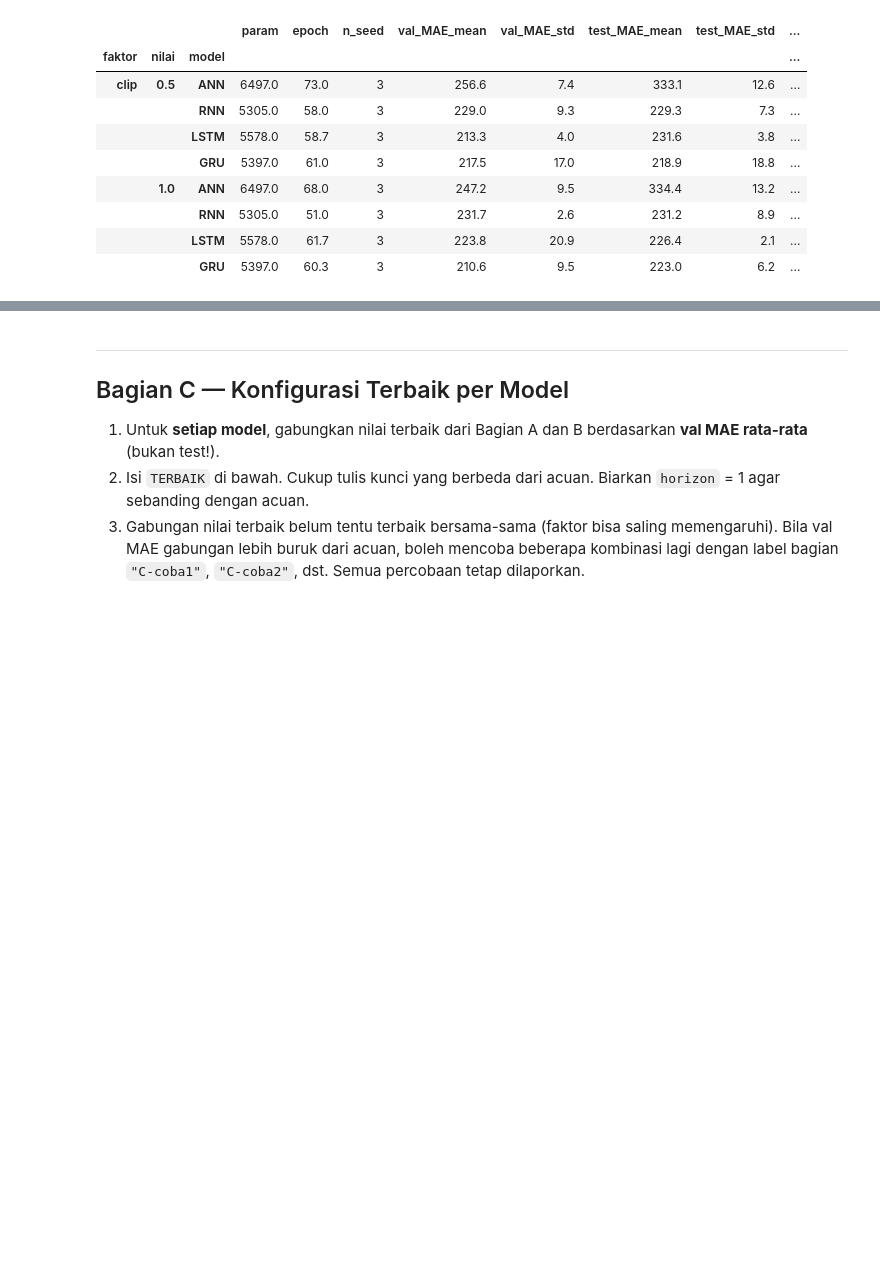
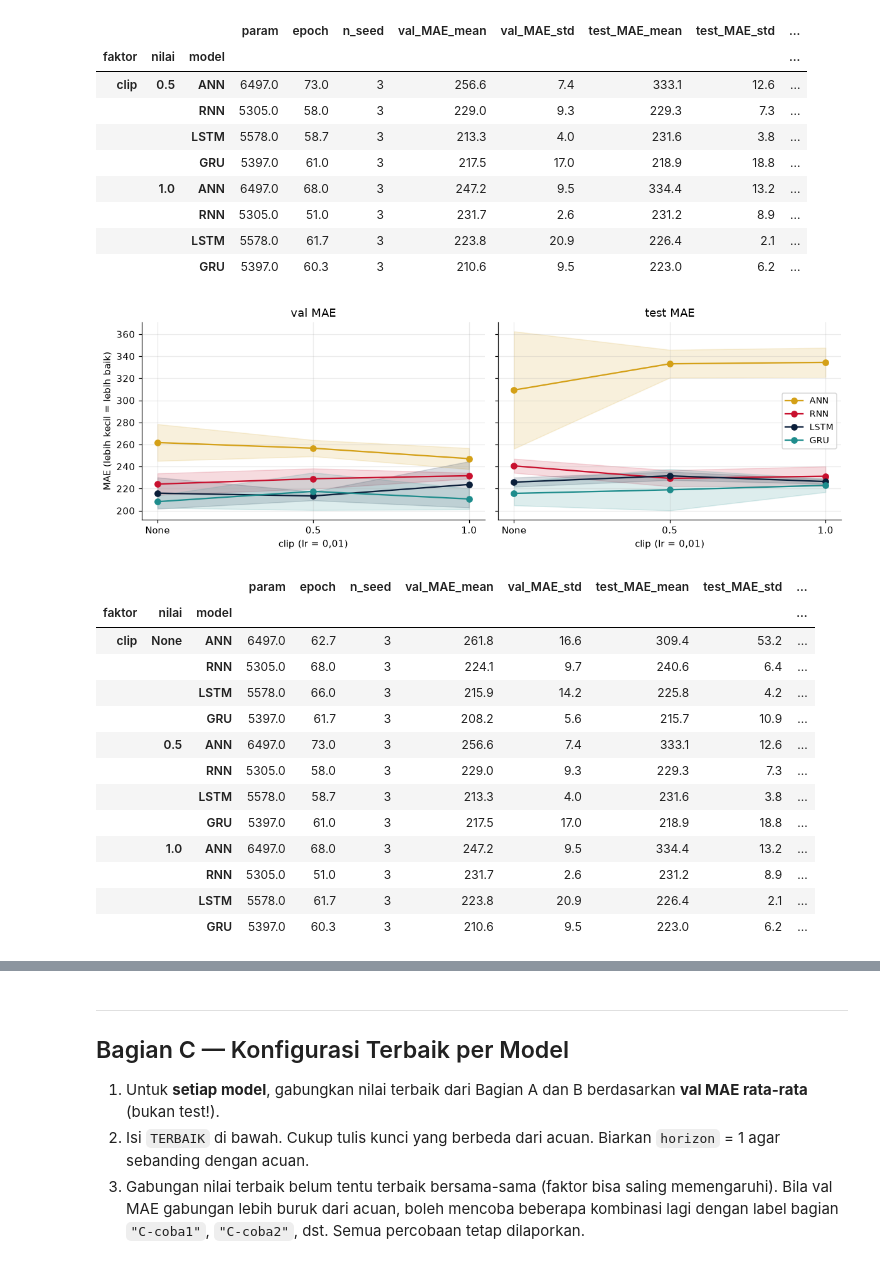
Before and after one commit to nizar326/dlw-tugas-ra-124400029, a Jupyter notebook: tugas_ablasi.ipynb, the cells around one changed output, grey strips where cells are left out. Cells and saved outputs as stored; diff of their text form; code cells hidden in the pictures; blank space fills up the shorter version.

```diff
--- a/tugas_ablasi.ipynb
+++ b/tugas_ablasi.ipynb
@@ -734,3 +734,24 @@ ringkas(b7)
 |  |  | RNN | 5305.0 | 51.0 | 3 | 231.7 | 2.6 | 231.2 | 8.9 | ... |
 |  |  | LSTM | 5578.0 | 61.7 | 3 | 223.8 | 20.9 | 226.4 | 2.1 | ... |
 |  |  | GRU | 5397.0 | 60.3 | 3 | 210.6 | 9.5 | 223.0 | 6.2 | ... |
+# %%
+b7 = jalankan("B7", "clip", [None, 0.5, 1.0], lr=1e-2)
+b7["nilai"] = b7["nilai"].fillna("None")
+plot_faktor(b7, "clip (lr = 0,01)", simpan="B7_clip.png")
+ringkas(b7)
+# %% [output]
+[figure, added]
+|  |  |  | param | epoch | n_seed | val_MAE_mean | val_MAE_std | test_MAE_mean | test_MAE_std | ... |
+| faktor | nilai | model |  |  |  |  |  |  |  | ... |
+| clip | None | ANN | 6497.0 | 62.7 | 3 | 261.8 | 16.6 | 309.4 | 53.2 | ... |
+|  |  | RNN | 5305.0 | 68.0 | 3 | 224.1 | 9.7 | 240.6 | 6.4 | ... |
+|  |  | LSTM | 5578.0 | 66.0 | 3 | 215.9 | 14.2 | 225.8 | 4.2 | ... |
+|  |  | GRU | 5397.0 | 61.7 | 3 | 208.2 | 5.6 | 215.7 | 10.9 | ... |
+|  | 0.5 | ANN | 6497.0 | 73.0 | 3 | 256.6 | 7.4 | 333.1 | 12.6 | ... |
+|  |  | RNN | 5305.0 | 58.0 | 3 | 229.0 | 9.3 | 229.3 | 7.3 | ... |
+|  |  | LSTM | 5578.0 | 58.7 | 3 | 213.3 | 4.0 | 231.6 | 3.8 | ... |
+|  |  | GRU | 5397.0 | 61.0 | 3 | 217.5 | 17.0 | 218.9 | 18.8 | ... |
+|  | 1.0 | ANN | 6497.0 | 68.0 | 3 | 247.2 | 9.5 | 334.4 | 13.2 | ... |
+|  |  | RNN | 5305.0 | 51.0 | 3 | 231.7 | 2.6 | 231.2 | 8.9 | ... |
+|  |  | LSTM | 5578.0 | 61.7 | 3 | 223.8 | 20.9 | 226.4 | 2.1 | ... |
+|  |  | GRU | 5397.0 | 60.3 | 3 | 210.6 | 9.5 | 223.0 | 6.2 | ... |
```
Also changed, not shown: parts of 1 cell of this notebook, 3 other files.
